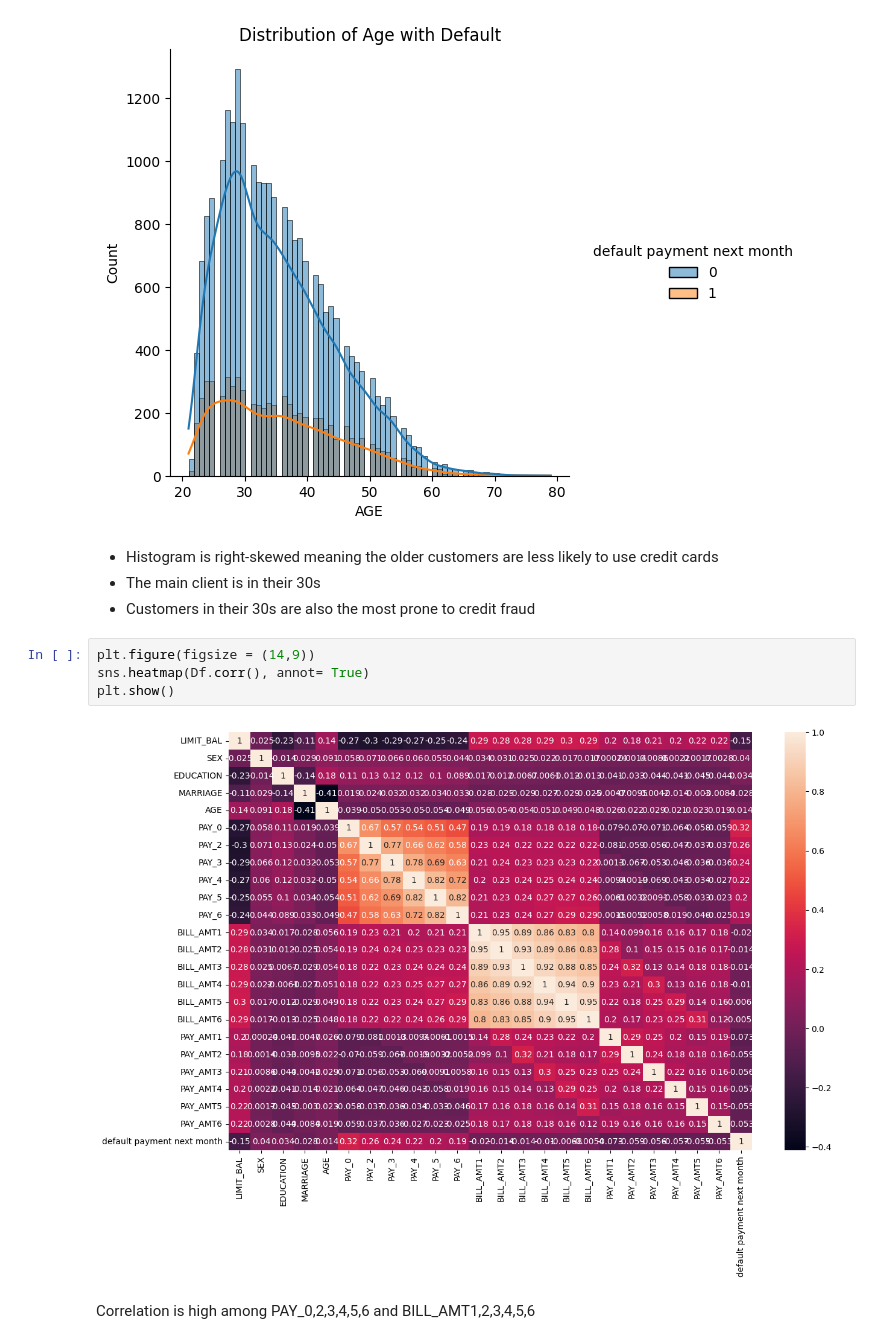
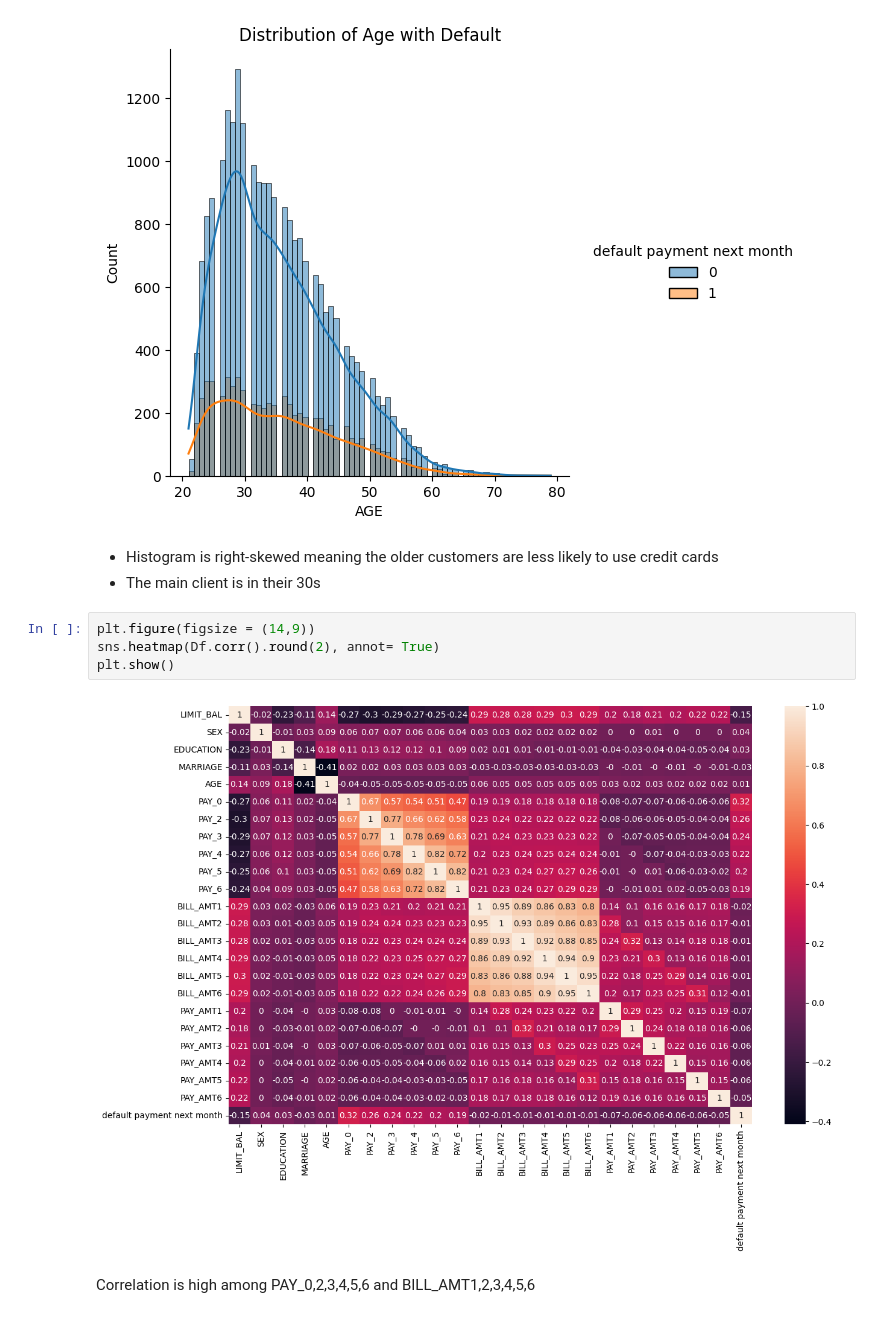
Before and after one commit to SaamarthMeston/Capstone-Project-3---Credit-card-default, a Jupyter notebook: Capston_project_3_(Credit_car_default_prediction).ipynb, the cells around one changed output. Drawn from its saved outputs; the diff is of its cells as text.

```diff
--- a/Capston_project_3_(Credit_car_default_prediction).ipynb
+++ b/Capston_project_3_(Credit_car_default_prediction).ipynb
@@ -327,13 +345,12 @@ plt.show()
 # %% [markdown]
 * Histogram is right-skewed meaning the older customers are less likely to use credit cards
 * The main client is in their 30s
-* Customers in their 30s are also the most prone to credit fraud
 # %%
 plt.figure(figsize = (14,9))
-sns.heatmap(Df.corr(), annot= True)
+sns.heatmap(Df.corr().round(2), annot= True)
 plt.show()
 # %% [output]
-[figure, old version]
+[figure, new version]
 # %% [markdown]
 Correlation is high among PAY_0,2,3,4,5,6 and BILL_AMT1,2,3,4,5,6
 # %% [markdown]
```
Also changed, not shown: parts of 99 cells of this notebook.
